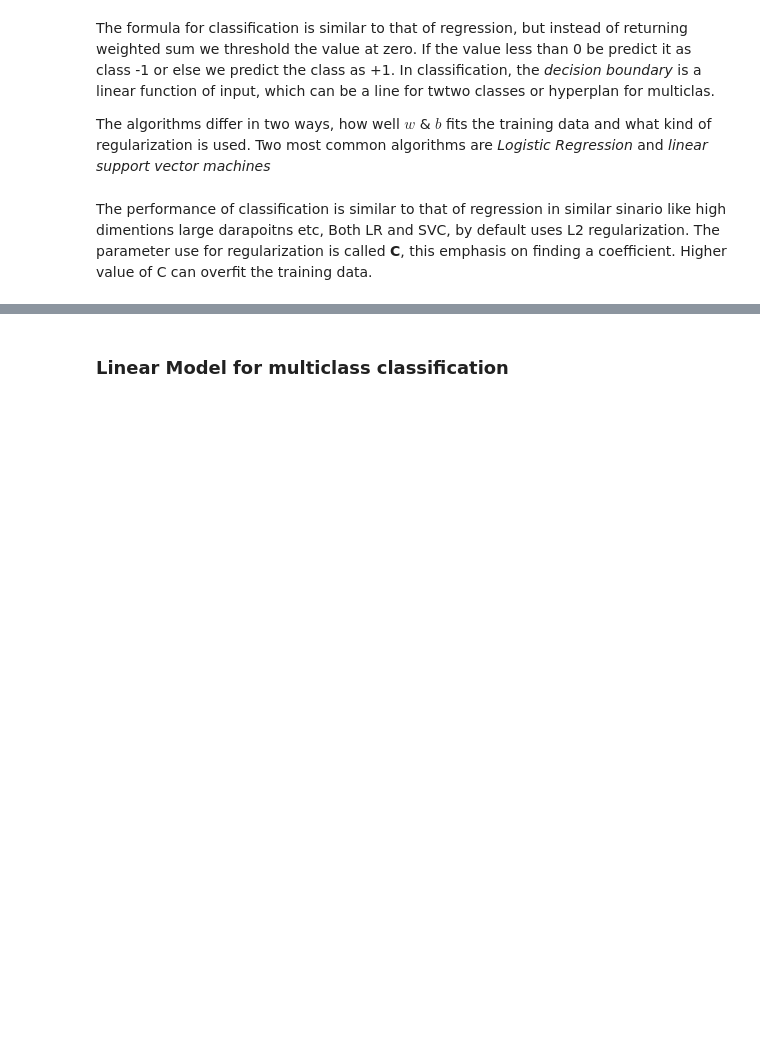
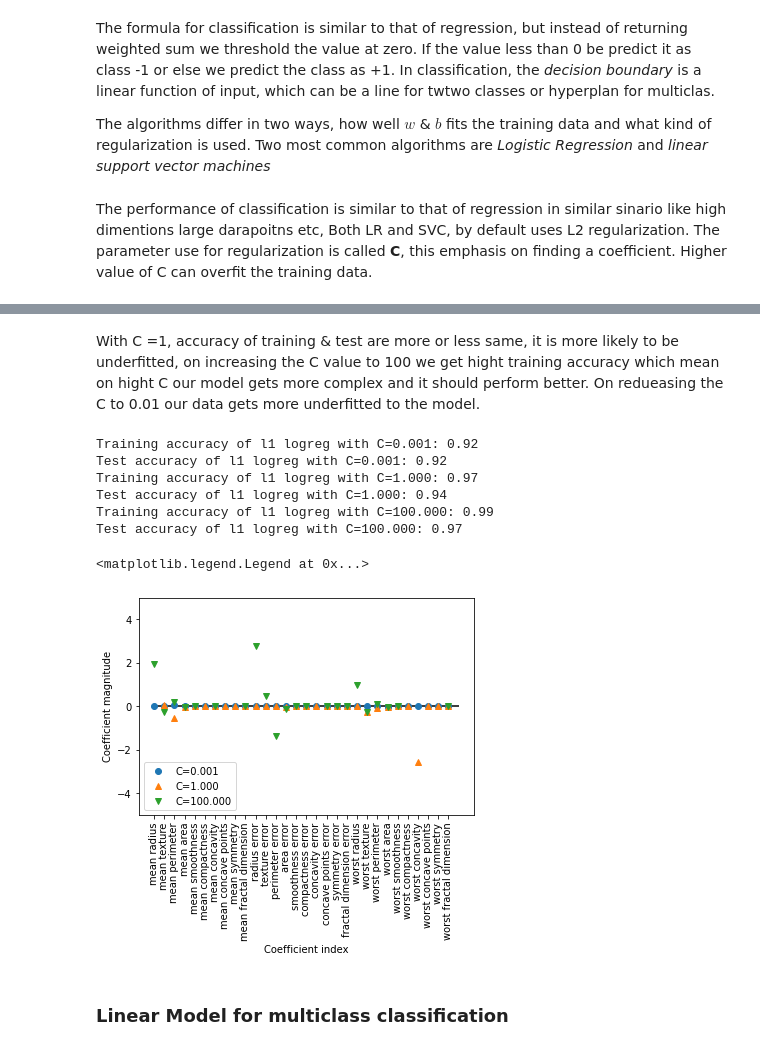
Before and after one commit to Bluelord/Intro_to_ML_Python, a Jupyter notebook: Supervised_Learning/Linear_Models_for_Classification.ipynb, the cells around one changed output, grey strips where cells are left out. Drawn from its saved outputs; the diff is of its cells as text; code cells hidden in the pictures; blank space fills up the shorter version.

```diff
--- a/Supervised_Learning/Linear_Models_for_Classification.ipynb
+++ b/Supervised_Learning/Linear_Models_for_Classification.ipynb
@@ -22,2 +72,27 @@ from sklearn.svm import LinearSVC
+# %% [markdown]
+With C =1, accuracy of training & test are more or less same, it is more likely to be underfitted, on increasing the C value to 100 we get hight training accuracy which mean on hight C our model gets more complex and it should perform better. On redueasing the C to 0.01 our data gets more underfitted to the model.
+# %%
+for C, marker in zip([0.001, 1, 100], ['o', '^', 'v']):
+  lr_l1 = LogisticRegression(C=C, solver ='liblinear', penalty="l1").fit(X_train, y_train)
+  print("Training accuracy of l1 logreg with C={:.3f}: {:.2f}".format(
+      C, lr_l1.score(X_train, y_train)))
+  print("Test accuracy of l1 logreg with C={:.3f}: {:.2f}".format(
+      C, lr_l1.score(X_test, y_test)))
+  plt.plot(lr_l1.coef_.T, marker, label="C={:.3f}".format(C))
+plt.xticks(range(X.shape[1]), load_breast_cancer().feature_names, rotation=90)
+plt.hlines(0, 0, X.shape[1])
+plt.xlabel("Coefficient index")
+plt.ylabel("Coefficient magnitude")
+plt.ylim(-5, 5)
+plt.legend(loc=3)
+# %% [output]
+Training accuracy of l1 logreg with C=0.001: 0.92
+Test accuracy of l1 logreg with C=0.001: 0.92
+Training accuracy of l1 logreg with C=1.000: 0.97
+Test accuracy of l1 logreg with C=1.000: 0.94
+Training accuracy of l1 logreg with C=100.000: 0.99
+Test accuracy of l1 logreg with C=100.000: 0.97
+<matplotlib.legend.Legend at 0x...>
+[figure, added]
 # %% [markdown]
 ### **Linear Model for multiclass classification**
```
Also changed, not shown: parts of 15 cells of this notebook.
